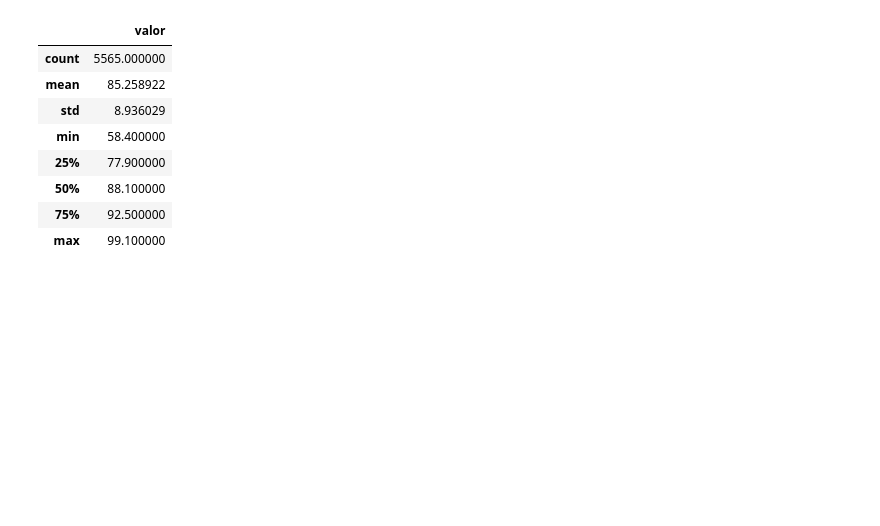
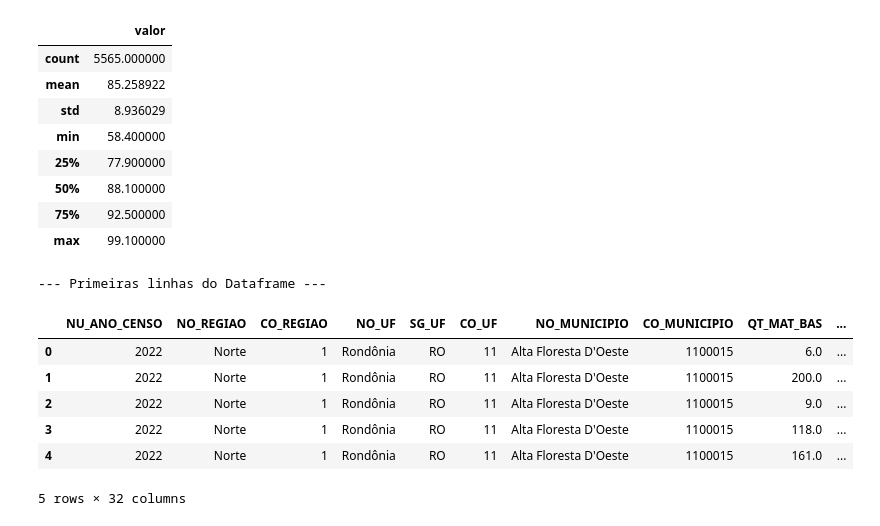
Before and after one commit to patriciacarbri/etl-censo-bigquery-mulheres-brasil, a Jupyter notebook: src/tratamento.ipynb, the cells around one changed output. Drawn from its saved outputs; the diff is of its cells as text; code cells hidden in the pictures; blank space fills up the shorter version.

```diff
--- a/src/tratamento.ipynb
+++ b/src/tratamento.ipynb
@@ -128,0 +132,12 @@ df2.describe()
+# %%
+print("\n--- Primeiras linhas do Dataframe ---")
+df3.head()
+# %% [output]
+--- Primeiras linhas do Dataframe ---
+|  | NU_ANO_CENSO | NO_REGIAO | CO_REGIAO | NO_UF | SG_UF | CO_UF | NO_MUNICIPIO | CO_MUNICIPIO | QT_MAT_BAS | ... |
+| 0 | 2022 | Norte | 1 | Rondônia | RO | 11 | Alta Floresta D'Oeste | 1100015 | 6.0 | ... |
+| 1 | 2022 | Norte | 1 | Rondônia | RO | 11 | Alta Floresta D'Oeste | 1100015 | 200.0 | ... |
+| 2 | 2022 | Norte | 1 | Rondônia | RO | 11 | Alta Floresta D'Oeste | 1100015 | 9.0 | ... |
+| 3 | 2022 | Norte | 1 | Rondônia | RO | 11 | Alta Floresta D'Oeste | 1100015 | 118.0 | ... |
+| 4 | 2022 | Norte | 1 | Rondônia | RO | 11 | Alta Floresta D'Oeste | 1100015 | 161.0 | ... |
+5 rows × 32 columns
```
Also changed, not shown: parts of 4 cells of this notebook, 3 other files.
